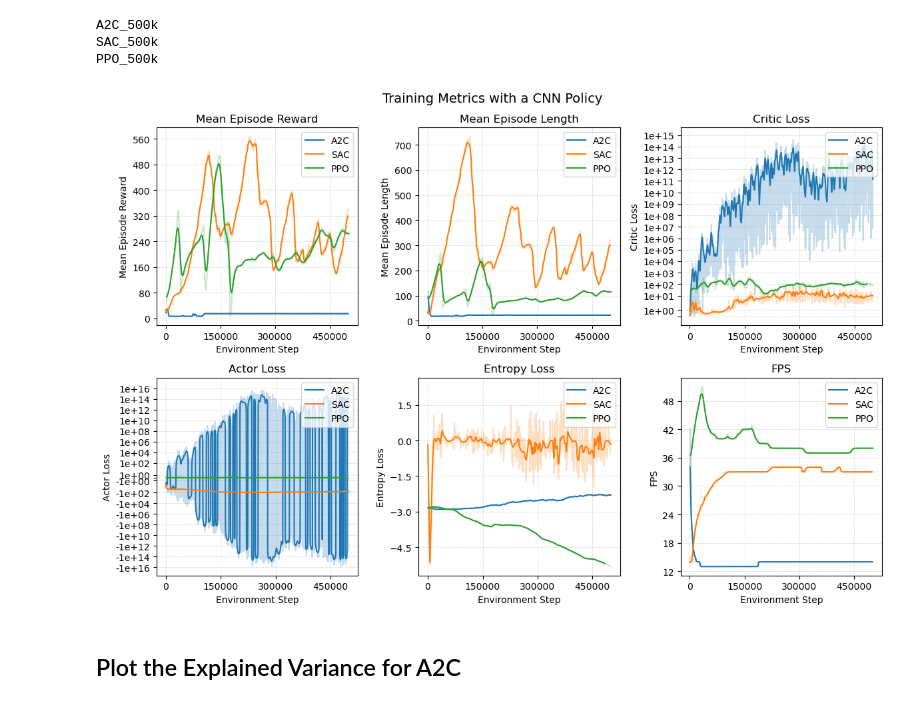
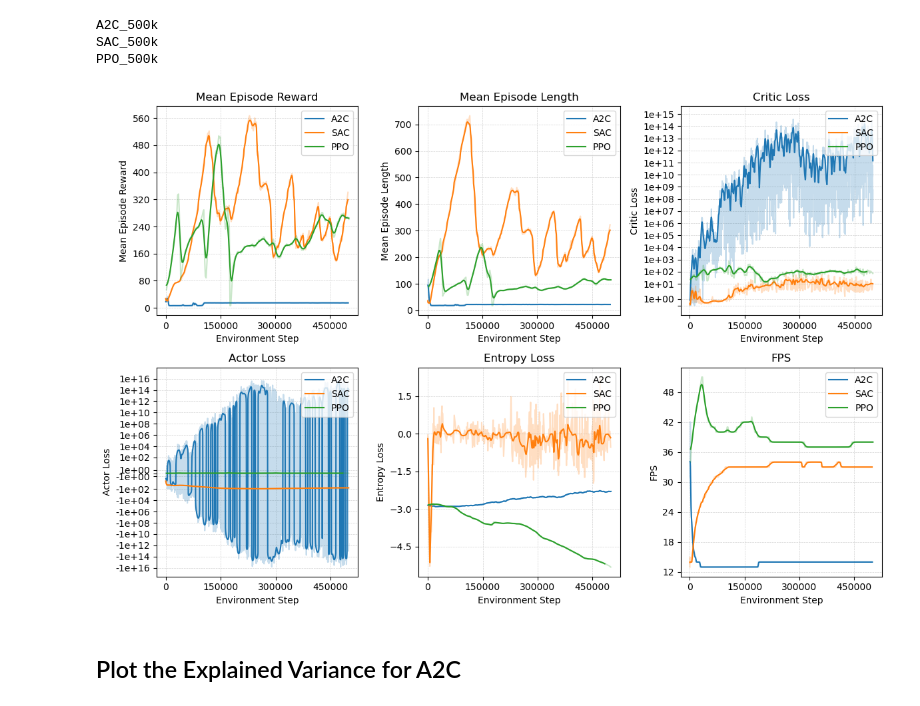
Before and after one commit to till2/self-driving-car, a Jupyter notebook: Baselines.ipynb, the cells around one changed output. Saved outputs shown, nothing was run; the diff lists cells and outputs as text; code cells hidden in the pictures.

Commit message:
remove titles from the plots so that they can be added in the LaTeX document

```diff
--- a/Baselines.ipynb
+++ b/Baselines.ipynb
@@ -327,7 +327,7 @@ title_dict = {
 }
 
 fig, axs = plt.subplots(2, 3, figsize=(12, 8))
-fig.suptitle("Training Metrics with a CNN Policy", fontsize=14)
+# fig.suptitle("Training Metrics with a CNN Policy", fontsize=14)
 
 colors = ["tab:blue", "tab:orange", "tab:green"]  # Colors for the smoothed and real values
 
@@ -342,35 +342,35 @@ for i, metric in enumerate(metrics):
 
     for j, (key, df) in enumerate(dataframes.items()):
         steps = df.columns
         values = df.loc[metric]
 
         label = key.split("_")[0] # cut of everything after the first underscore
 
         if "actor_loss" in metric and "A2C" in key:
             smoothed_values = gaussian_filter1d(values, sigma=4)
         else:
             smoothed_values = gaussian_filter1d(values, sigma=2)
 
         ax.plot(steps, smoothed_values, label=label, alpha=1.0, color=colors[j % len(colors)])  # Plot smoothed values with color cycle
         ax.plot(steps, values, alpha=0.25, color=colors[j % len(colors)])  # Plot real values with lower opacity using the same color
 
         ax.legend(loc="upper right")
 
     ax.xaxis.set_major_locator(plt.MaxNLocator(4))
     ax.yaxis.set_major_locator(plt.MaxNLocator(8))
 
     if "critic_loss" in metric or "actor_loss" in metric:
         ax.set_yscale("symlog")
         ax.get_yaxis().set_major_formatter(plt.FuncFormatter(lambda x, pos: "{:.0e}".format(x) if x != 0 else None))
 
     ax.grid(True, linestyle='--', linewidth=0.5, color='lightgray')
     ax.set_facecolor('white')
 
 plt.tight_layout()
-plt.savefig("figs/TrainingMetrics_CnnPolicy.pdf")
+plt.savefig("figs/Training Metrics with a CNN Policy.pdf")
 plt.show()
 # %% [output]
-[figure, old version]
+[figure, new version]
 # %%
 # TODO:
 # add a plot for the explained variance for A2C
```
Also changed, not shown: parts of 3 cells of this notebook, 9 other files.
